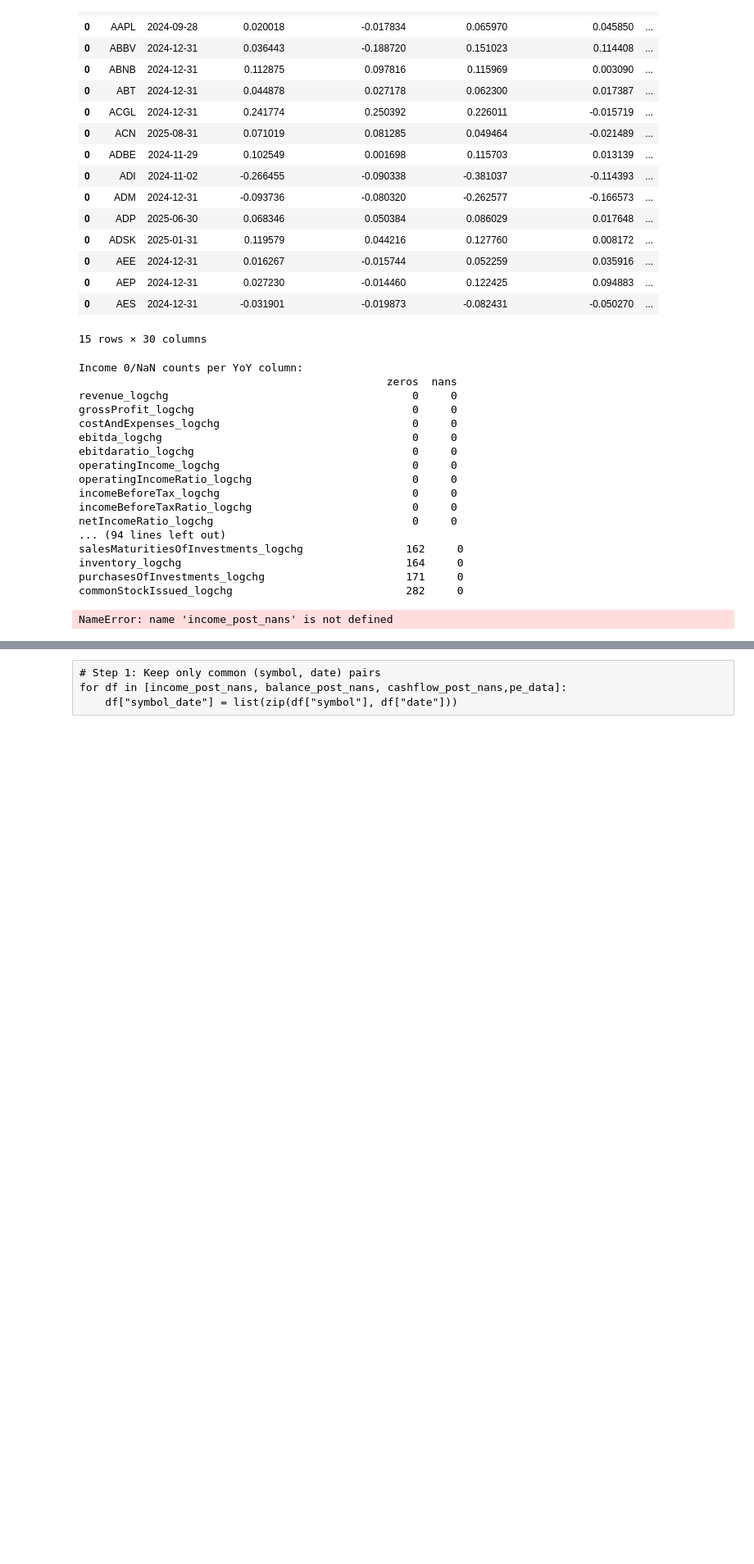
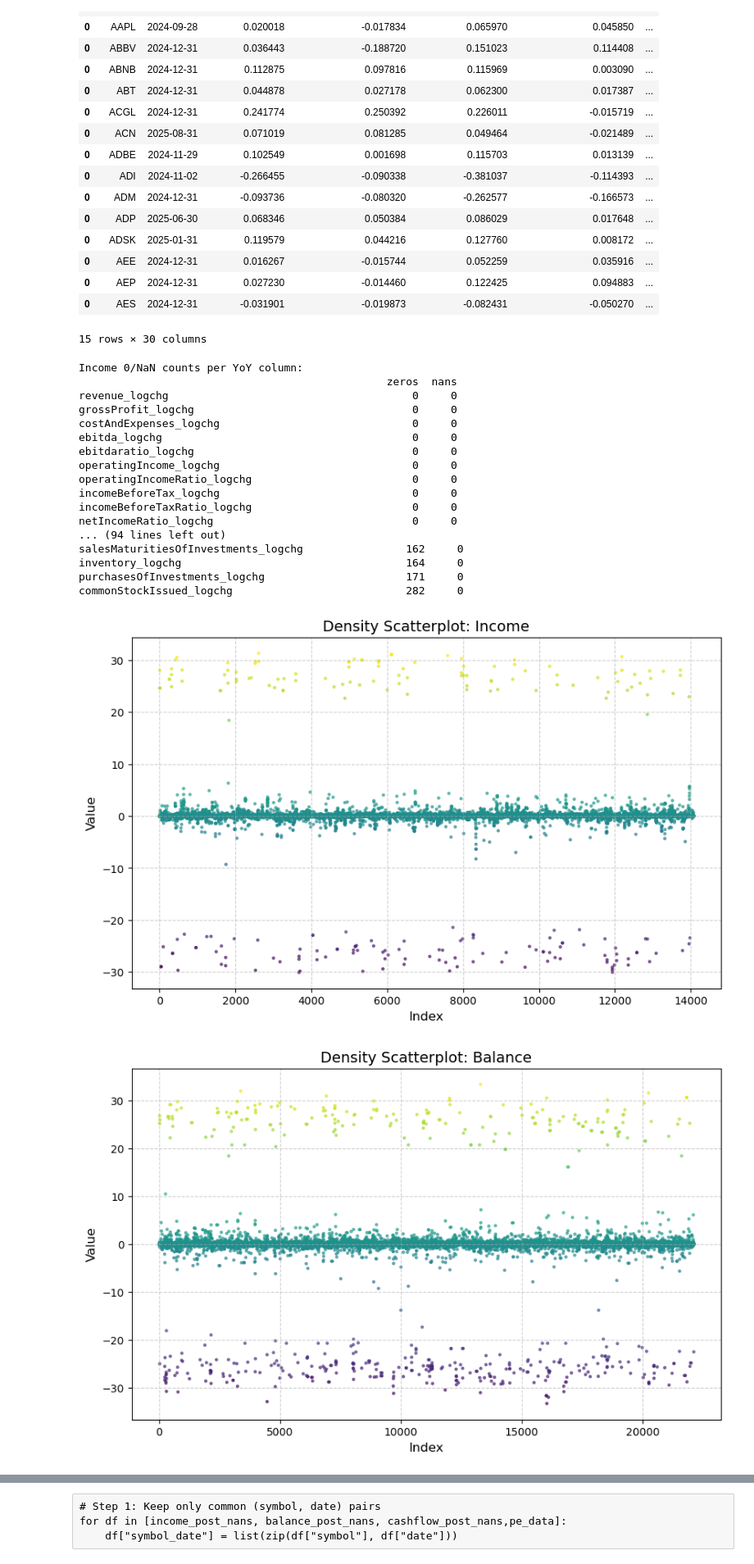
Before and after one commit to Nicholas-Sanso/SPY_Behavior, a Jupyter notebook: contextualizing_pricing_4.ipynb, the cells around one changed output, grey strips where cells are left out. Shown at 82% size. Cells and saved outputs as stored; diff of their text form; code cells hidden in the pictures; blank space fills up the shorter version.

```diff
--- a/contextualizing_pricing_4.ipynb
+++ b/contextualizing_pricing_4.ipynb
@@ -378,28 +378,29 @@ commonStockIssued_logchg                           282     0
 # %%
 def outlier_check_1(df, title):
     # Flatten all numeric columns into one long vector
     numeric_cols = df.select_dtypes(include=["float", "int"]).columns
     values = df[numeric_cols].values.flatten()
     values = values[~np.isnan(values)]  # drop NaNs
 
     # Scatter vs. index, colored by density
     plt.figure(figsize=(10, 6))
     sns.kdeplot(values, fill=True, color="lightblue", alpha=0.3, linewidth=0)  # background density
     plt.scatter(range(len(values)), values,
                 c=values, cmap="viridis", s=5, alpha=0.6)
 
     plt.title(f"Density Scatterplot: {title}", fontsize=14)
     plt.xlabel("Index", fontsize=12)
     plt.ylabel("Value", fontsize=12)
     plt.grid(True, linestyle="--", alpha=0.6)
     plt.show()
 
 # Call for each of your cleaned DataFrames
-outlier_check_1(income_post_nans, "Income")
-outlier_check_1(balance_post_nans, "Balance")
-outlier_check_1(cashflow_post_nans, "Cashflow")
+outlier_check_1(income_log_change, "Income")
+outlier_check_1(balance_log_change, "Balance")
+outlier_check_1(cashflow_log_change, "Cashflow")
 
 #demonstrates the necessity for addressing outlier concerns
 # ONLY PURPOSE OF. THIS IS TO CONFIRM WE HAVE SERIOUS OUTLIERS THAT NEED TO BE ADDRESSED
 # %% [output]
-NameError: name 'income_post_nans' is not defined
+[figure, added]
+[figure, added]
```
Also changed, not shown: parts of 3 cells of this notebook.
